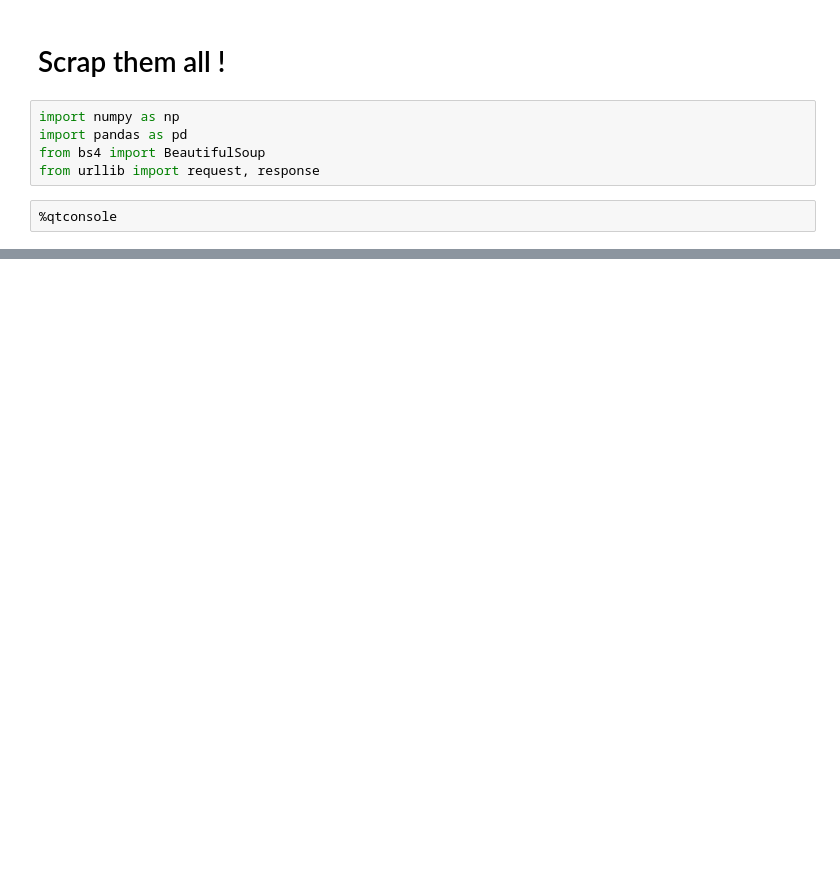
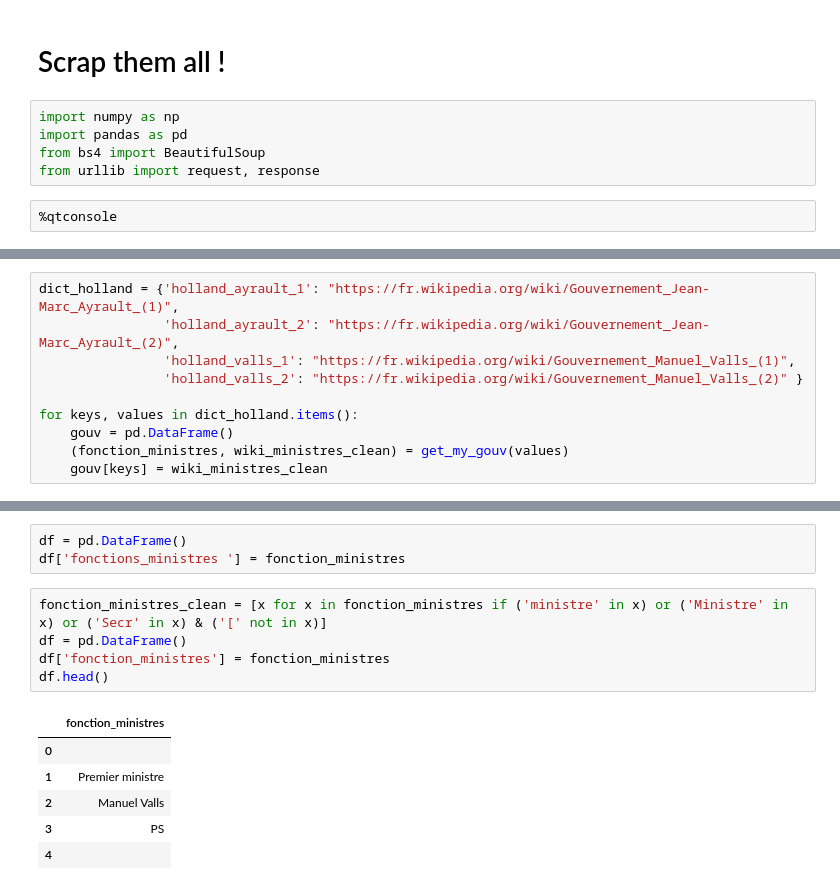
Before and after one commit to FloSugar/ScrapMyMinistres, a Jupyter notebook: ScrapMyMinistres.ipynb, the cells around one changed output, grey strips where cells are left out. Drawn from its saved outputs; the diff is of its cells as text; blank space fills up the shorter version.

Commit message:
clean function to scrap

```diff
--- a/ScrapMyMinistres.ipynb
+++ b/ScrapMyMinistres.ipynb
@@ -9,0 +46,10 @@ from urllib import request, response
+# %%
+dict_holland = {'holland_ayrault_1': "https://fr.wikipedia.org/wiki/Gouvernement_Jean-Marc_Ayrault_(1)",
+                'holland_ayrault_2': "https://fr.wikipedia.org/wiki/Gouvernement_Jean-Marc_Ayrault_(2)",
+                'holland_valls_1': "https://fr.wikipedia.org/wiki/Gouvernement_Manuel_Valls_(1)",
+                'holland_valls_2': "https://fr.wikipedia.org/wiki/Gouvernement_Manuel_Valls_(2)" }
+
+for keys, values in dict_holland.items():
+    gouv = pd.DataFrame()
+    (fonction_ministres, wiki_ministres_clean) = get_my_gouv(values)
+    gouv[keys] = wiki_ministres_clean
@@ -9,0 +65,15 @@ from urllib import request, response
+# %%
+df = pd.DataFrame()
+df['fonctions_ministres '] = fonction_ministres
+# %%
+fonction_ministres_clean = [x for x in fonction_ministres if ('ministre' in x) or ('Ministre' in x) or ('Secr' in x) & ('[' not in x)]
+df = pd.DataFrame()
+df['fonction_ministres'] = fonction_ministres
+df.head()
+# %% [output]
+|  | fonction_ministres |
+| 0 |  |
+| 1 | Premier ministre |
+| 2 | Manuel Valls |
+| 3 | PS |
+| 4 |  |
```
Also changed, not shown: parts of 15 cells of this notebook.
